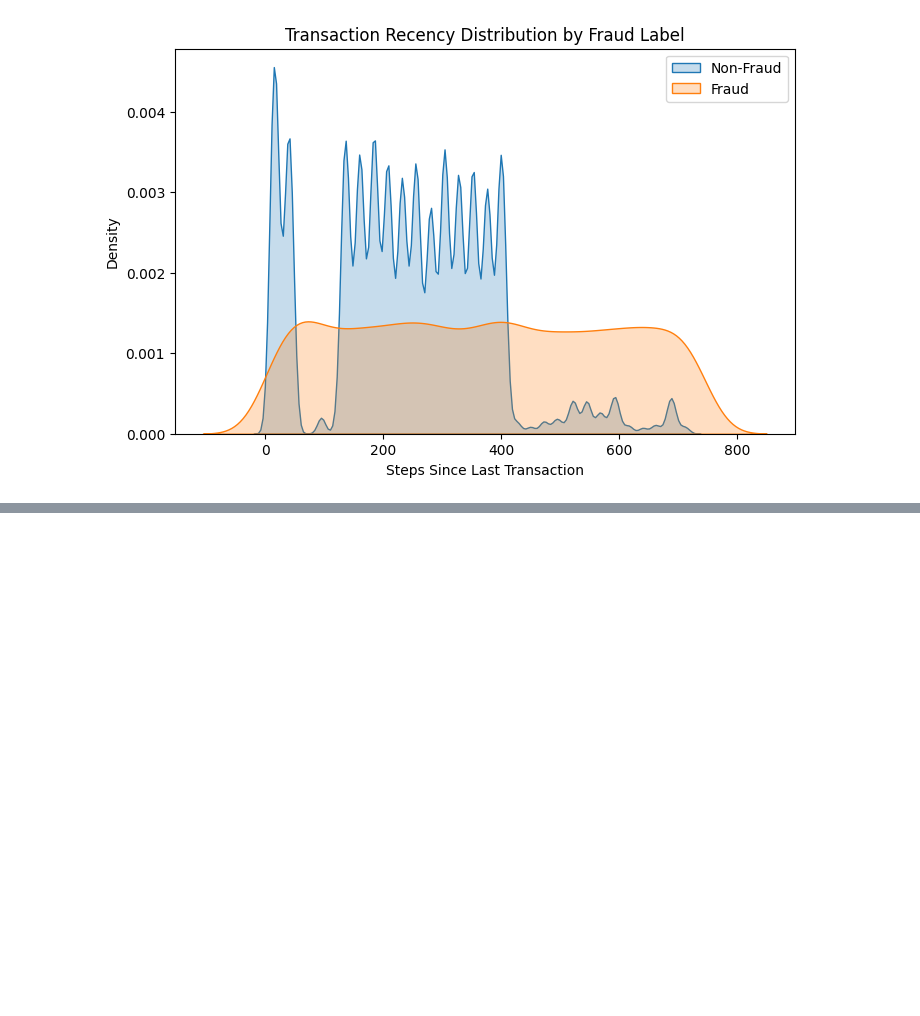
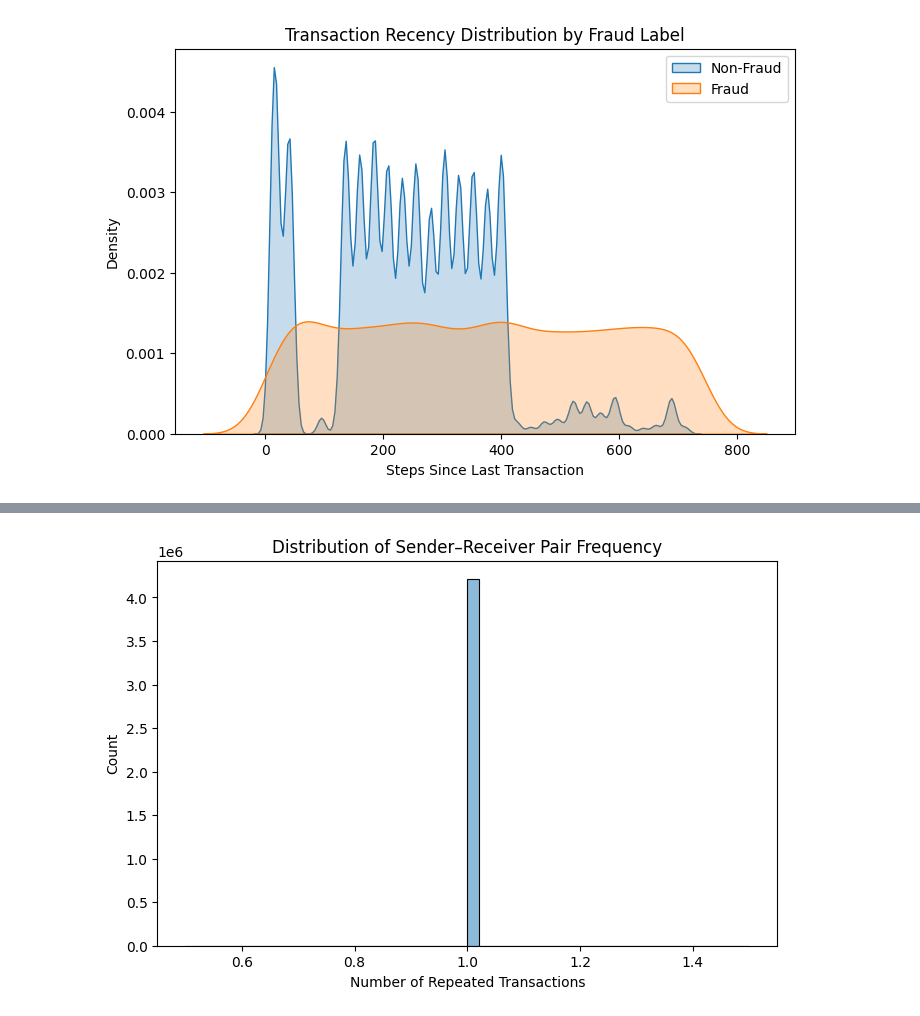
Before and after one commit to jl5045/DSA4263, a Jupyter notebook: notebooks/Feature Engineering.ipynb, the cells around one changed output, grey strips where cells are left out. Cells and saved outputs as stored; diff of their text form; code cells hidden in the pictures; blank space fills up the shorter version.

```diff
--- a/notebooks/Feature Engineering.ipynb
+++ b/notebooks/Feature Engineering.ipynb
@@ -218,0 +457,17 @@ df['rollingRecencyMean'] = (
+# %%
+pair_frequency = (
+    df.groupby(['nameOrig', 'nameDest'])
+      .size()
+      .reset_index(name='pairFrequency')
+)
+
+df = df.merge(pair_frequency, on=['nameOrig', 'nameDest'], how='left')
+# %%
+plt.figure(figsize=(8,5))
+sns.histplot(df['pairFrequency'], bins=50, kde=True)
+plt.title('Distribution of Sender–Receiver Pair Frequency')
+plt.xlabel('Number of Repeated Transactions')
+plt.ylabel('Count')
+plt.show()
+# %% [output]
+[figure, added]
```
Also changed, not shown: parts of 13 cells of this notebook, 1 other file.
